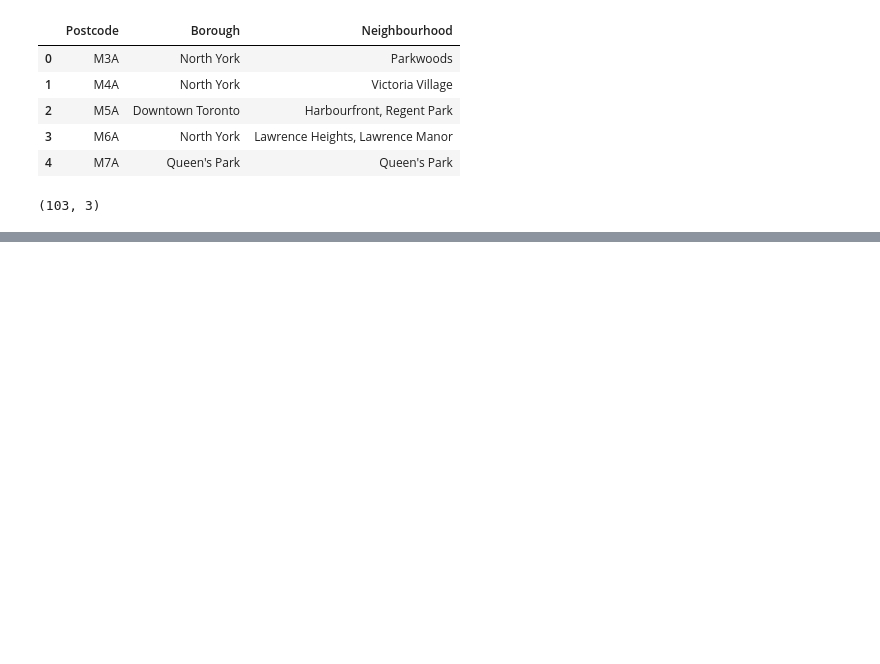
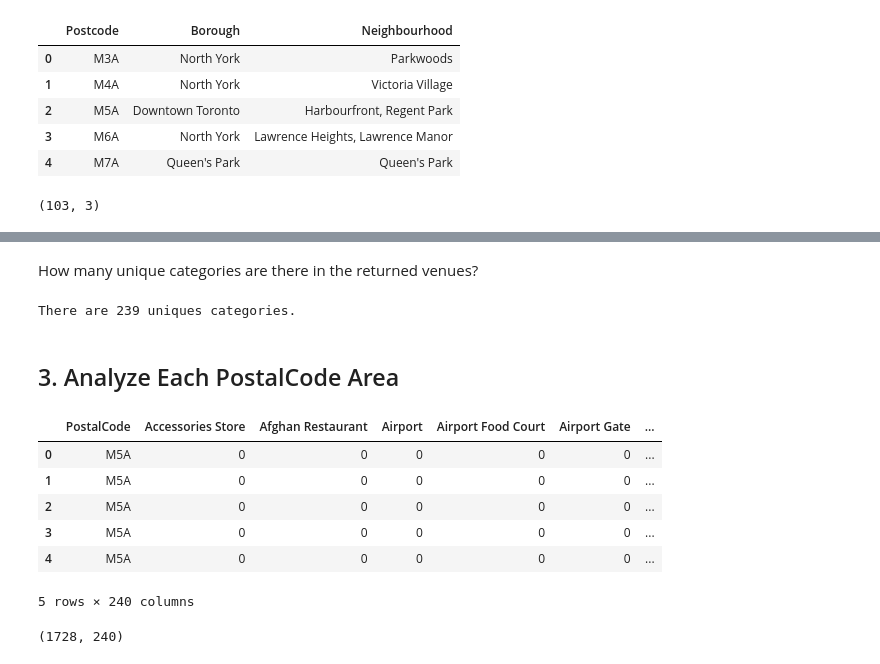
Before and after one commit to Hdvndgr/Coursera_Capstone, a Jupyter notebook: Week3.ipynb, the cells around one changed output, grey strips where cells are left out. Drawn from its saved outputs; the diff is of its cells as text; code cells hidden in the pictures; blank space fills up the shorter version.

```diff
--- a/Week3.ipynb
+++ b/Week3.ipynb
@@ -86,0 +475,32 @@ df_clean.shape
+# %% [markdown]
+ How many unique categories are there in the returned venues?
+# %%
+print('There are {} uniques categories.'.format(len(toronto_venues['Venue Category'].unique())))
+# %% [output]
+There are 239 uniques categories.
+# %% [markdown]
+<h2>3. Analyze Each PostalCode Area</h2>
+# %%
+# one hot encoding
+toronto_onehot = pd.get_dummies(toronto_venues[['Venue Category']], prefix="", prefix_sep="")
+
+# add neighborhood column back to dataframe
+toronto_onehot['PostalCode'] = toronto_venues['PostalCode Area']
+
+# move neighborhood column to the first column
+fixed_columns = [toronto_onehot.columns[-1]] + list(toronto_onehot.columns[:-1])
+toronto_onehot = toronto_onehot[fixed_columns]
+
+toronto_onehot.head()
+# %% [output]
+|  | PostalCode | Accessories Store | Afghan Restaurant | Airport | Airport Food Court | Airport Gate | ... |
+| 0 | M5A | 0 | 0 | 0 | 0 | 0 | ... |
+| 1 | M5A | 0 | 0 | 0 | 0 | 0 | ... |
+| 2 | M5A | 0 | 0 | 0 | 0 | 0 | ... |
+| 3 | M5A | 0 | 0 | 0 | 0 | 0 | ... |
+| 4 | M5A | 0 | 0 | 0 | 0 | 0 | ... |
+5 rows × 240 columns
+# %%
+toronto_onehot.shape
+# %% [output]
+(1728, 240)
```
Also changed, not shown: parts of 67 cells of this notebook, 2 other files.
